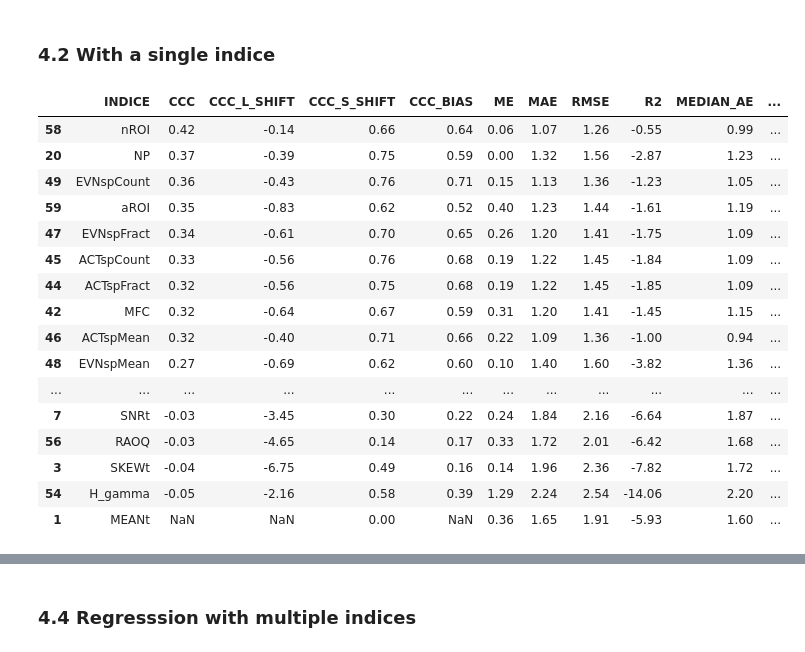
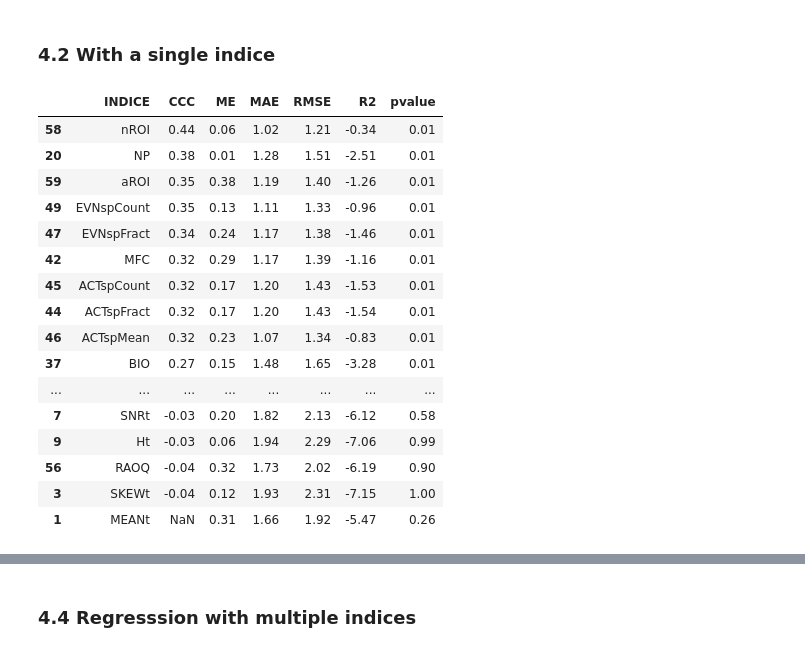
Before and after one commit to ear-team/haupert_acoustic_indices_2025, a Jupyter notebook: notebooks/03_indices_regression_linear_Groupkfold_by_habitat.ipynb, the cells around one changed output, grey strips where cells are left out. Cells and saved outputs as stored; diff of their text form; code cells hidden in the pictures.

```diff
--- a/notebooks/03_indices_regression_linear_Groupkfold_by_habitat.ipynb
+++ b/notebooks/03_indices_regression_linear_Groupkfold_by_habitat.ipynb
@@ -50,3 +50,9 @@ Updated 15 October 2025
 Author: Sylvain Haupert
 # %% [markdown]
 #### Custom functions
+# %%
+rank = np.array([1,4,6,10])
+# sort the rank array in descending order
+rank.sort()
+rank = rank[::-1]
+print(rank)
@@ -556,7 +524,7 @@ BLUE    = sns.color_palette('Set1')[1]
 GREEN   = sns.color_palette('Set1')[2]
 
 # Set the csv file corresponding to the aggregations
-csv_filename = 'species_richness_by_site_sans_clip_onlybirds.csv'
+csv_filename = 'species_richness_by_site_sans_clip.csv'
 # %% [markdown]
 ## 3. Read and prepare the dataframe with the aggregated samples
 # %%
@@ -639,7 +604,7 @@ https://towardsdatascience.com/explaining-negative-r-squared-17894ca26321
 
 # https://scikit-learn.org/stable/auto_examples/linear_model/plot_robust_fit.html#sphx-glr-auto-examples-linear-model-plot-robust-fit-py
 # Best Regressor when outliers are present in x and y
-model = HuberRegressor(max_iter=100, alpha=0.0001, epsilon=1.20, fit_intercept=True, warm_start=False, tol=1e-05)
+model = HuberRegressor(fit_intercept=True)
 # %% [markdown]
 ### 4.2 With a single indice
 # %%
@@ -681,62 +646,57 @@ warnings.filterwarnings('ignore')
 
 df_metrics_kfold = pd.DataFrame(columns=[
                                 'INDICE',
-                                'CCC', 'CCC_L_SHIFT', 'CCC_S_SHIFT', 'CCC_BIAS',
+                                'CCC',
                                 'ME',
-                                'MAE', 'RMSE', 'R2', 'MEDIAN_AE',
+                                'MAE', 'RMSE', 'R2',
                                 'pvalue'])
 
 best_models_kfolds = {}
 
 # Do Group Kfold Regression
 for CURRENT_INDICE in CONFIG['list_indices'] :
     current_df_metrics_kfold, current_model_list = groupkfold_regression(
                                                         indices=[CURRENT_INDICE],
                                                         gt=GT,
                                                         df=df,
                                                         model=model,
                                                         seed = CONFIG['seed'],
                                                         verbose=False,
                                                         )
 
-
     # concatenate the dataframe
     df_metrics_kfold = pd.concat([df_metrics_kfold, current_df_metrics_kfold], axis=0, ignore_index=True)
 
     # add model to the dictionnary for the current indice
     best_models_kfolds.update(current_model_list[0])
 
-
 # do not show the error in this cell
 warnings.filterwarnings('default')
-
-# filter the dataframe to keep only the rows with pvalue < 0.05
-# df_metrics_kfold = df_metrics_kfold[df_metrics_kfold['pvalue'] < 0.05]
 
 # sort the dataframe by R_CCC_train
 df_metrics_kfold.sort_values(['CCC'], ascending=False, inplace=True)
 
 # display the dataframe
 pd.options.display.float_format = "{:,.2f}".format # display numbers with 2 decimals
 display(df_metrics_kfold)
 # %% [output]
-|  | INDICE | CCC | CCC_L_SHIFT | CCC_S_SHIFT | CCC_BIAS | ME | MAE | RMSE | R2 | MEDIAN_AE | ... |
-| 58 | nROI | 0.42 | -0.14 | 0.66 | 0.64 | 0.06 | 1.07 | 1.26 | -0.55 | 0.99 | ... |
-| 20 | NP | 0.37 | -0.39 | 0.75 | 0.59 | 0.00 | 1.32 | 1.56 | -2.87 | 1.23 | ... |
-| 49 | EVNspCount | 0.36 | -0.43 | 0.76 | 0.71 | 0.15 | 1.13 | 1.36 | -1.23 | 1.05 | ... |
-| 59 | aROI | 0.35 | -0.83 | 0.62 | 0.52 | 0.40 | 1.23 | 1.44 | -1.61 | 1.19 | ... |
-| 47 | EVNspFract | 0.34 | -0.61 | 0.70 | 0.65 | 0.26 | 1.20 | 1.41 | -1.75 | 1.09 | ... |
-| 45 | ACTspCount | 0.33 | -0.56 | 0.76 | 0.68 | 0.19 | 1.22 | 1.45 | -1.84 | 1.09 | ... |
-| 44 | ACTspFract | 0.32 | -0.56 | 0.75 | 0.68 | 0.19 | 1.22 | 1.45 | -1.85 | 1.09 | ... |
-| 42 | MFC | 0.32 | -0.64 | 0.67 | 0.59 | 0.31 | 1.20 | 1.41 | -1.45 | 1.15 | ... |
-| 46 | ACTspMean | 0.32 | -0.40 | 0.71 | 0.66 | 0.22 | 1.09 | 1.36 | -1.00 | 0.94 | ... |
-| 48 | EVNspMean | 0.27 | -0.69 | 0.62 | 0.60 | 0.10 | 1.40 | 1.60 | -3.82 | 1.36 | ... |
-| ... | ... | ... | ... | ... | ... | ... | ... | ... | ... | ... | ... |
-| 7 | SNRt | -0.03 | -3.45 | 0.30 | 0.22 | 0.24 | 1.84 | 2.16 | -6.64 | 1.87 | ... |
-| 56 | RAOQ | -0.03 | -4.65 | 0.14 | 0.17 | 0.33 | 1.72 | 2.01 | -6.42 | 1.68 | ... |
-| 3 | SKEWt | -0.04 | -6.75 | 0.49 | 0.16 | 0.14 | 1.96 | 2.36 | -7.82 | 1.72 | ... |
-| 54 | H_gamma | -0.05 | -2.16 | 0.58 | 0.39 | 1.29 | 2.24 | 2.54 | -14.06 | 2.20 | ... |
-| 1 | MEANt | NaN | NaN | 0.00 | NaN | 0.36 | 1.65 | 1.91 | -5.93 | 1.60 | ... |
+|  | INDICE | CCC | ME | MAE | RMSE | R2 | pvalue |
+| 58 | nROI | 0.44 | 0.06 | 1.02 | 1.21 | -0.34 | 0.01 |
+| 20 | NP | 0.38 | 0.01 | 1.28 | 1.51 | -2.51 | 0.01 |
+| 59 | aROI | 0.35 | 0.38 | 1.19 | 1.40 | -1.26 | 0.01 |
+| 49 | EVNspCount | 0.35 | 0.13 | 1.11 | 1.33 | -0.96 | 0.01 |
+| 47 | EVNspFract | 0.34 | 0.24 | 1.17 | 1.38 | -1.46 | 0.01 |
+| 42 | MFC | 0.32 | 0.29 | 1.17 | 1.39 | -1.16 | 0.01 |
+| 45 | ACTspCount | 0.32 | 0.17 | 1.20 | 1.43 | -1.53 | 0.01 |
+| 44 | ACTspFract | 0.32 | 0.17 | 1.20 | 1.43 | -1.54 | 0.01 |
+| 46 | ACTspMean | 0.32 | 0.23 | 1.07 | 1.34 | -0.83 | 0.01 |
+| 37 | BIO | 0.27 | 0.15 | 1.48 | 1.65 | -3.28 | 0.01 |
+| ... | ... | ... | ... | ... | ... | ... | ... |
+| 7 | SNRt | -0.03 | 0.20 | 1.82 | 2.13 | -6.12 | 0.58 |
+| 9 | Ht | -0.03 | 0.06 | 1.94 | 2.29 | -7.06 | 0.99 |
+| 56 | RAOQ | -0.04 | 0.32 | 1.73 | 2.02 | -6.19 | 0.90 |
+| 3 | SKEWt | -0.04 | 0.12 | 1.93 | 2.31 | -7.15 | 1.00 |
+| 1 | MEANt | NaN | 0.31 | 1.66 | 1.92 | -5.47 | 0.26 |
 # %%
 """==============================================================================
     Compute the metrics of the best model for each indice
```
Also changed, not shown: parts of 13 cells of this notebook, 48 other files.
